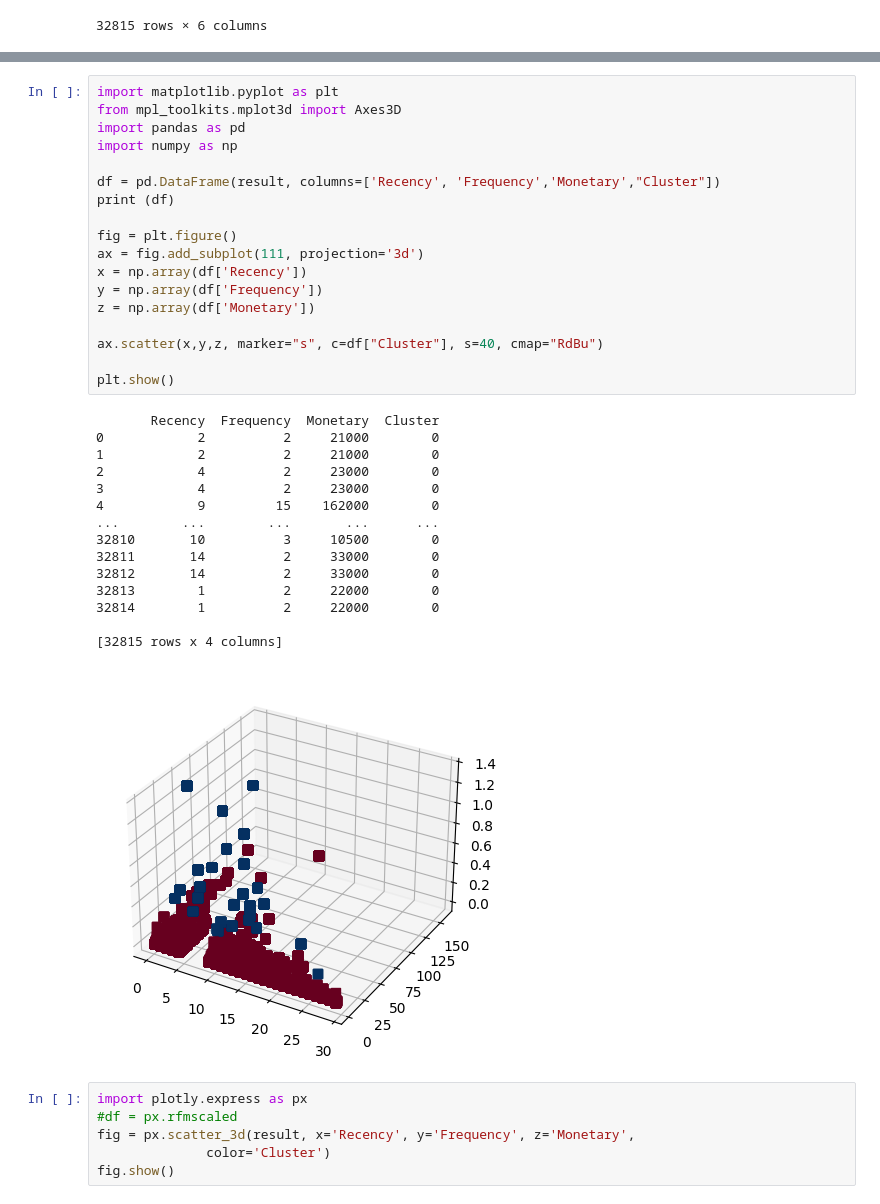
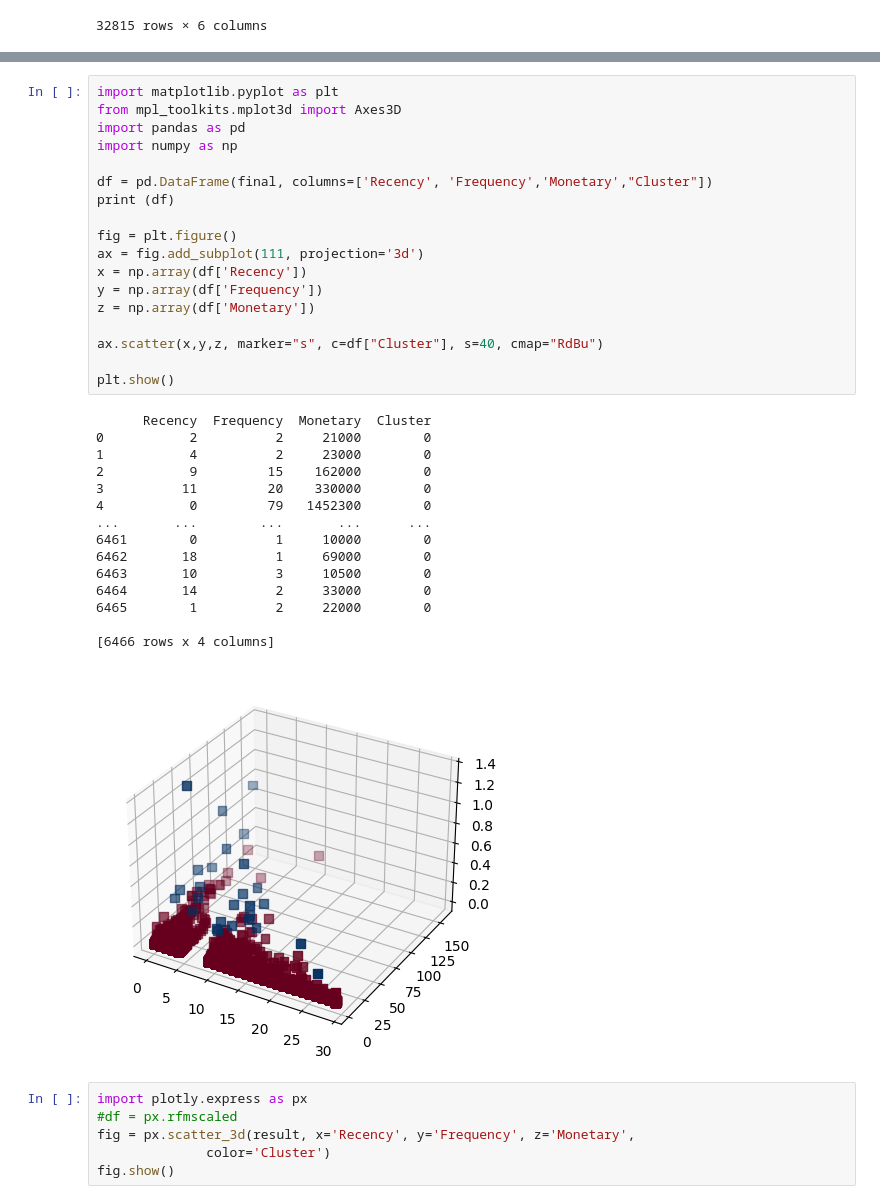
Before and after one commit to visaasmara/Skripsi, a Jupyter notebook: APRIL_SKRIPSI_TANPA_PENANGANAN_OUTLIER_&_NORMALISASI.ipynb, the cells around one changed output, grey strips where cells are left out. Cells and saved outputs as stored; diff of their text form.

```diff
--- a/APRIL_SKRIPSI_TANPA_PENANGANAN_OUTLIER_&_NORMALISASI.ipynb
+++ b/APRIL_SKRIPSI_TANPA_PENANGANAN_OUTLIER_&_NORMALISASI.ipynb
@@ -298,37 +298,37 @@ files.download('result april.xlsx')
 # %%
 import matplotlib.pyplot as plt
 from mpl_toolkits.mplot3d import Axes3D
 import pandas as pd
 import numpy as np
 
-df = pd.DataFrame(result, columns=['Recency', 'Frequency','Monetary',"Cluster"])
+df = pd.DataFrame(final, columns=['Recency', 'Frequency','Monetary',"Cluster"])
 print (df)
 
 fig = plt.figure()
 ax = fig.add_subplot(111, projection='3d')
 x = np.array(df['Recency'])
 y = np.array(df['Frequency'])
 z = np.array(df['Monetary'])
 
 ax.scatter(x,y,z, marker="s", c=df["Cluster"], s=40, cmap="RdBu")
 
 plt.show()
 # %% [output]
-       Recency  Frequency  Monetary  Cluster
-0            2          2     21000        0
-1            2          2     21000        0
-2            4          2     23000        0
-3            4          2     23000        0
-4            9         15    162000        0
-...        ...        ...       ...      ...
-32810       10          3     10500        0
-32811       14          2     33000        0
-32812       14          2     33000        0
-32813        1          2     22000        0
-32814        1          2     22000        0
+      Recency  Frequency  Monetary  Cluster
+0           2          2     21000        0
+1           4          2     23000        0
+2           9         15    162000        0
+3          11         20    330000        0
+4           0         79   1452300        0
+...       ...        ...       ...      ...
+6461        0          1     10000        0
+6462       18          1     69000        0
+6463       10          3     10500        0
+6464       14          2     33000        0
+6465        1          2     22000        0
 
-[32815 rows x 4 columns]
+[6466 rows x 4 columns]
-[figure, old version]
+[figure, new version]
 # %%
 import plotly.express as px
 #df = px.rfmscaled
```
Also changed, not shown: parts of 1 cell of this notebook.
